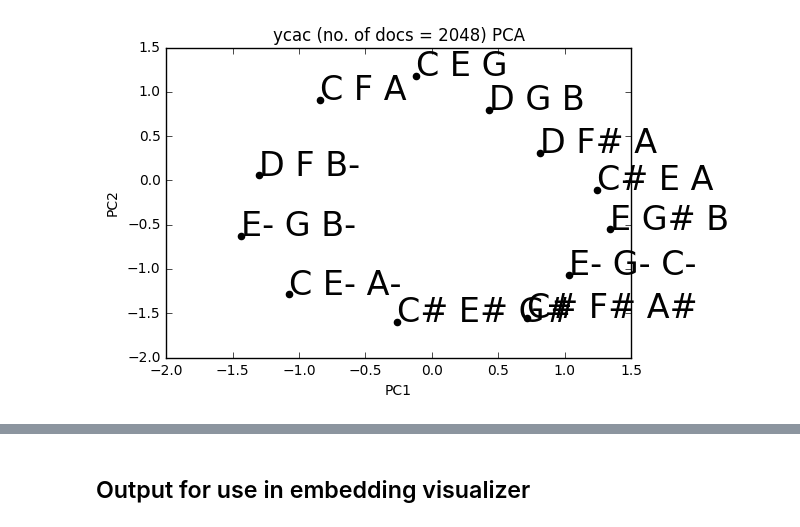
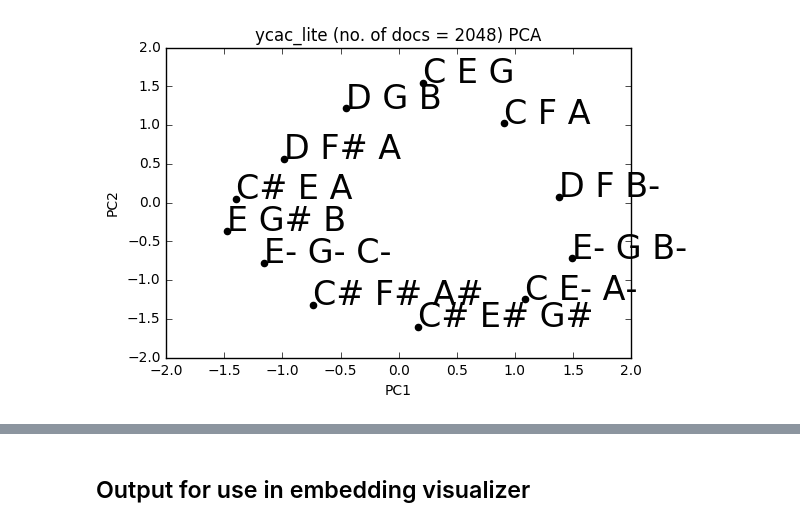
Before and after one commit to eamonnbell/music-mining, a Jupyter notebook: gensim/PCA plots from YCAC files.ipynb, the cells around one changed output, grey strips where cells are left out. Cells and saved outputs as stored; diff of their text form; code cells hidden in the pictures.

```diff
--- a/gensim/PCA plots from YCAC files.ipynb
+++ b/gensim/PCA plots from YCAC files.ipynb
@@ -81,5 +87,5 @@ ns, tok_counts
 # %%
-def generate_embeddings(composer, sample_size=None):
+def generate_embeddings(composer, sample_size=None,size=100,window=5,min_count=5,workers=2,sg=1):
     docs = json.load(open('{}'.format(composer)))
 
     if sample_size is None:
@@ -90,12 +96,10 @@ def generate_embeddings(composer, sample_size=None):
     chunked_docs = []
 
     for doc in docs:
-        chunked_docs.extend([x for x in chunks(doc, 32)])
+        chunked_docs.extend([x for x in chunks(doc, random.randrange(8,64))])
 
     sentences = chunked_docs
 
-    model = gensim.models.Word2Vec(sentences, size=100, window=5, min_count=5, workers=2, sg=1)
-
     return model
 # %%
 def plot_relations(a, b, composer, sample_size=None,model=None,reduction='pca'):
@@ -340,3 +286,5 @@ array([-0.0023022 ,  0.03368771,  0.35472018,  0.19367439, -0.20733193,
 # %%
-plot_relations(a, b, 'ycac.json', sample_size=None, model=m)
+%%time
+m = generate_embeddings('ycac_lite.json',window=2)
+plot_relations(a, b, 'ycac_lite.json', sample_size=None, model=m)
 # %% [output]
@@ -343 +293 @@ plot_relations(a, b, 'ycac.json', sample_size=None, model=m)
-[figure, old version]
+[figure, new version]
```
Also changed, not shown: parts of 11 cells of this notebook, 18 other files.
